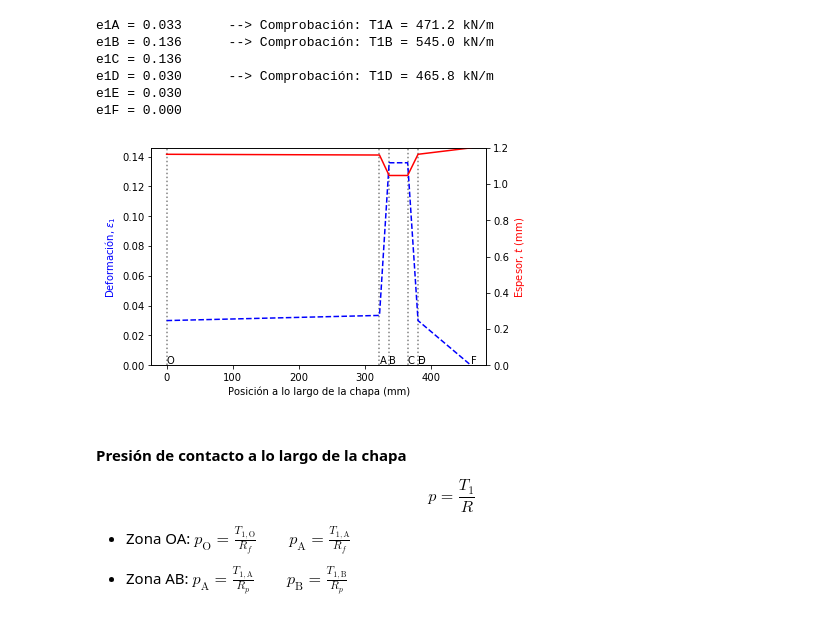
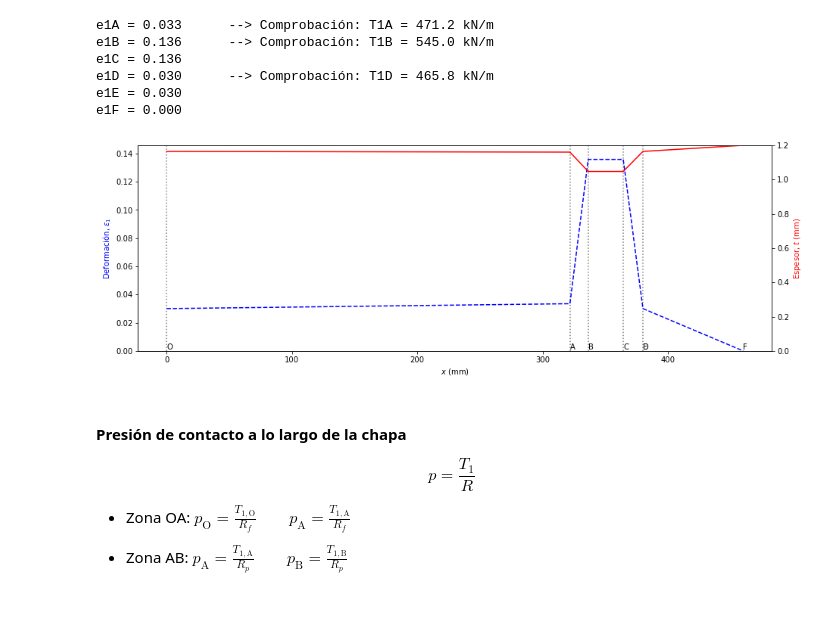
Before and after one commit to dmpalma/sheet-metal-forming-notebooks, a Jupyter notebook: 04_stamping/stamping_2018.ipynb, the cells around one changed output. Drawn from its saved outputs; the diff is of its cells as text; code cells hidden in the pictures.

```diff
--- a/04_stamping/stamping_2018.ipynb
+++ b/04_stamping/stamping_2018.ipynb
@@ -391,23 +403,23 @@ e1F = 0.000
 # %%
 strain = [e1O, e1A, e1B, e1C, e1D, e1E, e1F]
 thickness = [t(e) for e in strain]
 
-fig, ax = plt.subplots()
+fig, ax = plt.subplots(figsize=(15,5))
 [ax.axvline(x=i, color='grey', linestyle=':') for i in (sO, sA, sB, sC, sD)]
 ax.plot(position, strain, 'b--')
 ax.set_ylim(0, max(strain)+0.01)
-ax.set_xlabel('Posición a lo largo de la chapa (mm)')
+ax.set_xlabel(r'$x$ (mm)')
 ax.set_ylabel(r'Deformación, $\varepsilon_1$', color='b')
 
 ax2 = ax.twinx()
 ax2.plot(position, thickness, 'r-')
 ax2.set_ylim(0, t0)
 ax2.set_ylabel(r'Espesor, $t$ (mm)', color='r')
 
-[plt.annotate(xy=[i, 0.01], s=j) for i, j in zip(position, label)]
+[plt.annotate(xy=[i, 0.01], text=j) for i, j in zip(position, label)]
 plt.show()
 # %% [output]
-[figure, old version]
+[figure, new version]
 # %% [markdown]
 #### Presión de contacto a lo largo de la chapa
 
```
Also changed, not shown: parts of 17 cells of this notebook, 3 other files.
